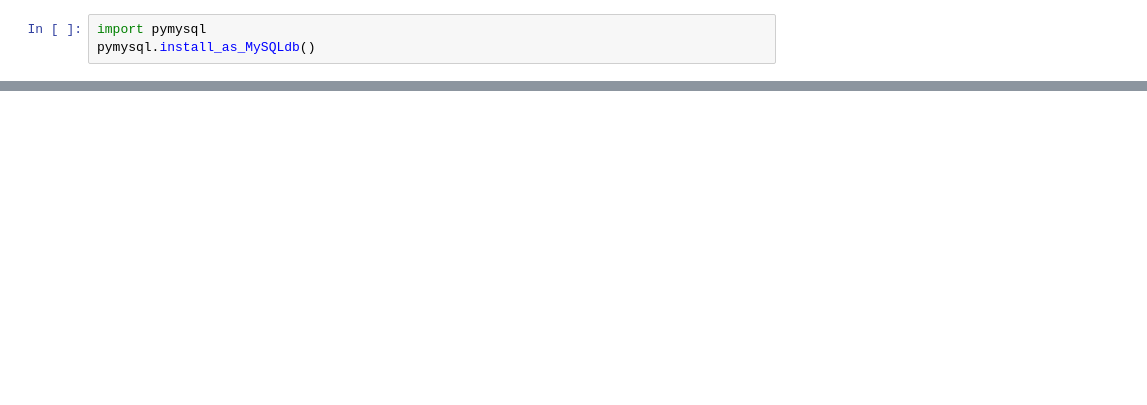
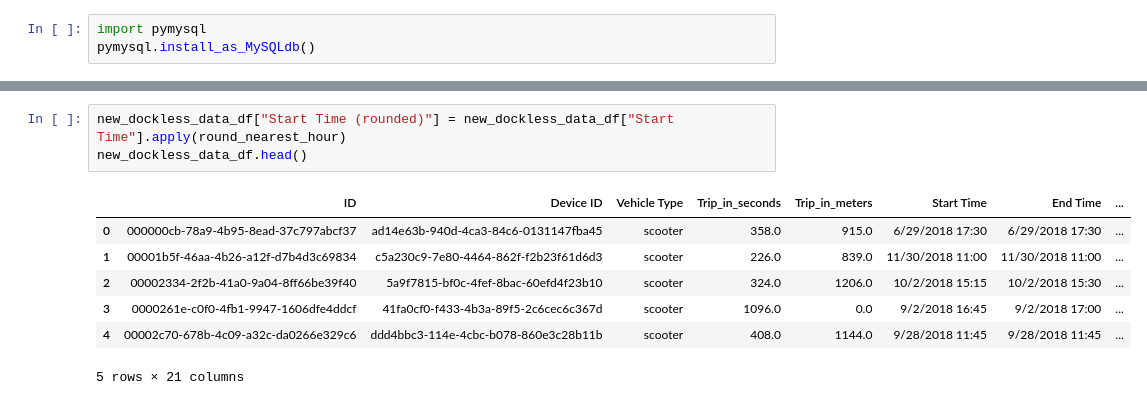
Before and after one commit to Ohmarr/Austin_Dockless_Vehicle_Study, a Jupyter notebook: dev/Extract_Transform_Dockless.ipynb, the cells around one changed output, grey strips where cells are left out. Cells and saved outputs as stored; diff of their text form; blank space fills up the shorter version.

```diff
--- a/dev/Extract_Transform_Dockless.ipynb
+++ b/dev/Extract_Transform_Dockless.ipynb
@@ -52 +70,12 @@ new_dockless_data_df.head()
+# %%
+new_dockless_data_df["Start Time (rounded)"] = new_dockless_data_df["Start Time"].apply(round_nearest_hour)
+new_dockless_data_df.head()
+# %% [output]
+|  | ID | Device ID | Vehicle Type | Trip_in_seconds | Trip_in_meters | Start Time | End Time | ... |
+| 0 | 000000cb-78a9-4b95-8ead-37c797abcf37 | ad14e63b-940d-4ca3-84c6-0131147fba45 | scooter | 358.0 | 915.0 | 6/29/2018 17:30 | 6/29/2018 17:30 | ... |
+| 1 | 00001b5f-46aa-4b26-a12f-d7b4d3c69834 | c5a230c9-7e80-4464-862f-f2b23f61d6d3 | scooter | 226.0 | 839.0 | 11/30/2018 11:00 | 11/30/2018 11:00 | ... |
+| 2 | 00002334-2f2b-41a0-9a04-8ff66be39f40 | 5a9f7815-bf0c-4fef-8bac-60efd4f23b10 | scooter | 324.0 | 1206.0 | 10/2/2018 15:15 | 10/2/2018 15:30 | ... |
+| 3 | 0000261e-c0f0-4fb1-9947-1606dfe4ddcf | 41fa0cf0-f433-4b3a-89f5-2c6cec6c367d | scooter | 1096.0 | 0.0 | 9/2/2018 16:45 | 9/2/2018 17:00 | ... |
+| 4 | 00002c70-678b-4c09-a32c-da0266e329c6 | ddd4bbc3-114e-4cbc-b078-860e3c28b11b | scooter | 408.0 | 1144.0 | 9/28/2018 11:45 | 9/28/2018 11:45 | ... |
+5 rows × 21 columns
 # %%
```
Also changed, not shown: parts of 12 cells of this notebook, 1 other file.
